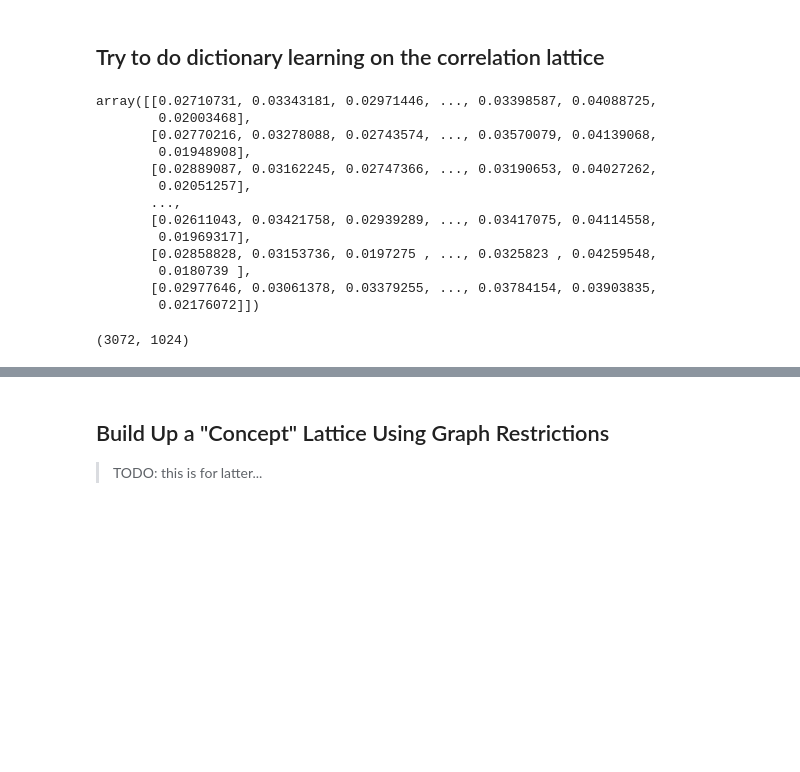
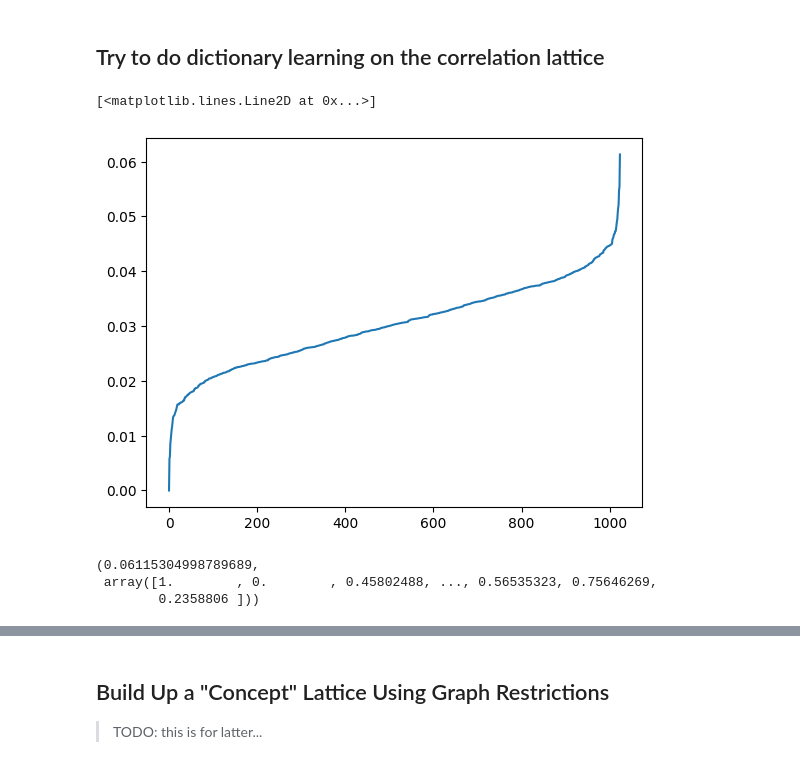
Before and after one commit to Lev-Stambler/lattice_cluster_paths, a Jupyter notebook: clique_runner.ipynb, the cells around one changed output, grey strips where cells are left out. Cells and saved outputs as stored; diff of their text form; code cells hidden in the pictures; blank space fills up the shorter version.

Commit message:
some prog with dicts but idk

```diff
--- a/clique_runner.ipynb
+++ b/clique_runner.ipynb
@@ -163,37 +174,40 @@ if False:
     dataset = TensorDataset(torch.FloatTensor(decomp.internal_correlations[LAYER]))
     smodel.train_autoencoder(autoencoder, dataset, num_epochs=100, batch_size=32)
 # %%
+"""
+What's the idea here?
+
+The i
+
+"""
 from sklearn.decomposition import DictionaryLearning
 import numpy as np
 
 D_SCALE = 3
 
 internal_corrs = np.array(decomp.internal_correlations[LAYER])
-for i in range(N_DIMS * 2):
-    internal_corrs[i, i] = 0.0
 
-d = DictionaryLearning(n_components=N_DIMS * 2 * D_SCALE, fit_algorithm='cd')
+# Hrmm why would the below effect anything?
+# for i in range(N_DIMS * 2):
+#     internal_corrs[i, i] = 0.0
+
+d = DictionaryLearning(n_components=N_DIMS * 2 * D_SCALE, alpha=100, fit_algorithm='cd', max_iter=3_000, transform_alpha=5, positive_dict=True)
 dfit = d.fit(internal_corrs)
-# %%
-dfit.components_
-# %% [output]
-array([[0.02710731, 0.03343181, 0.02971446, ..., 0.03398587, 0.04088725,
-        0.02003468],
-       [0.02770216, 0.03278088, 0.02743574, ..., 0.03570079, 0.04139068,
-        0.01948908],
-       [0.02889087, 0.03162245, 0.02747366, ..., 0.03190653, 0.04027262,
-        0.02051257],
-       ...,
-       [0.02611043, 0.03421758, 0.02939289, ..., 0.03417075, 0.04114558,
-        0.01969317],
-       [0.02858828, 0.03153736, 0.0197275 , ..., 0.0325823 , 0.04259548,
-        0.0180739 ],
-       [0.02977646, 0.03061378, 0.03379255, ..., 0.03784154, 0.03903835,
-        0.02176072]])
+# %%
+import matplotlib.pyplot as plot
+
+a = np.array(dfit.components_[0])
+a.sort()
+plot.plot(a)
+# %% [output]
+[<matplotlib.lines.Line2D at 0x...>]
+[figure, added]
 # %%
 X = dfit.transform(internal_corrs)
-# %%
-dfit.components_.shape
-# %% [output]
-(3072, 1024)
+# %%
+dfit.components_[1].max(), decomp.internal_correlations[LAYER][0]
+# %% [output]
+(0.06115304998789689,
+ array([1.        , 0.        , 0.45802488, ..., 0.56535323, 0.75646269,
+        0.2358806 ]))
 # %%
```
Also changed, not shown: parts of 4 cells of this notebook, 1 other file.
